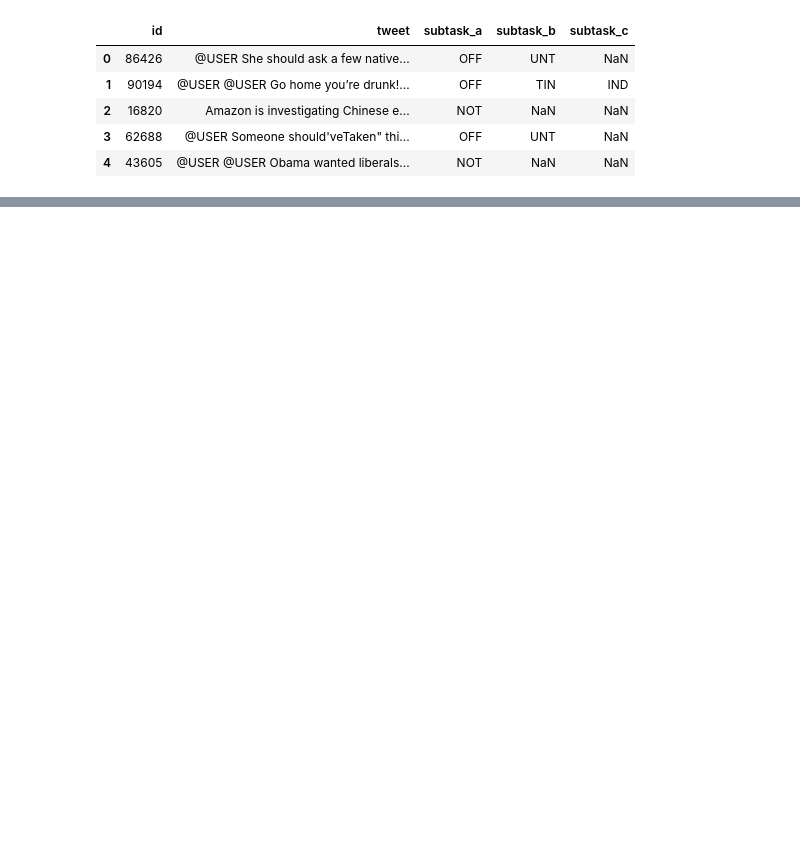
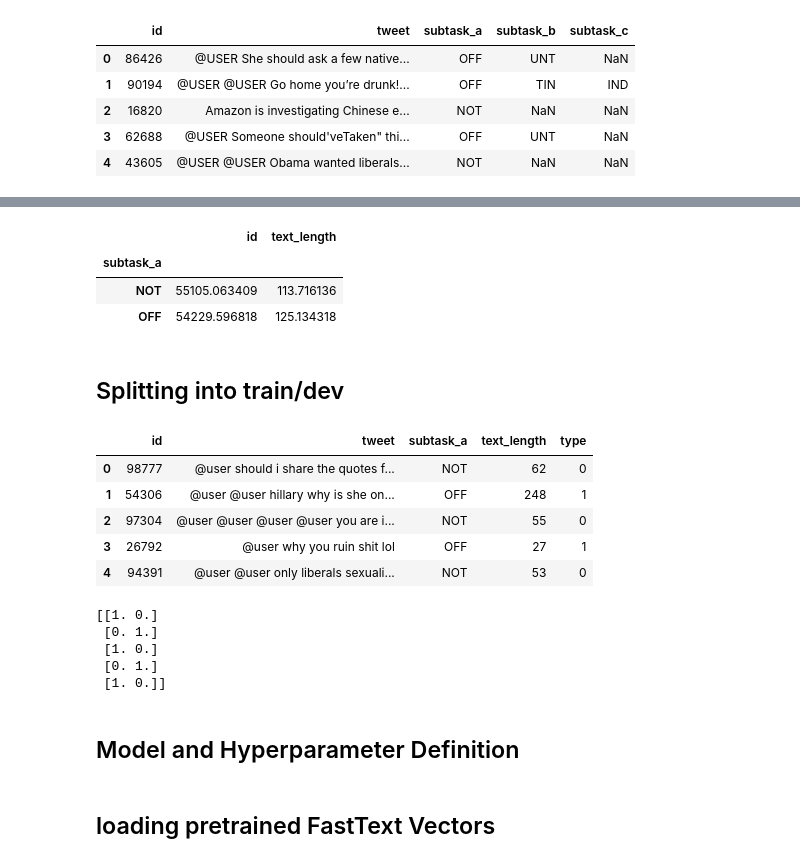
Before and after one commit to hmcgovern/offens-eval, a Jupyter notebook: main.ipynb, the cells around one changed output, grey strips where cells are left out. Saved outputs shown, nothing was run; the diff lists cells and outputs as text; code cells hidden in the pictures; blank space fills up the shorter version.

```diff
--- a/main.ipynb
+++ b/main.ipynb
@@ -306,0 +87,56 @@ sneaky = {'dumbass': 'dumb@$$',
+# %%
+# get length column for each text
+df['text_length'] = df.tweet.apply(len)
+
+# get average char length by  label types
+labels = df.groupby('subtask_a').mean()
+labels
+# %% [output]
+|  | id | text_length |
+| subtask_a |  |  |
+| NOT | 55105.063409 | 113.716136 |
+| OFF | 54229.596818 | 125.134318 |
+# %% [markdown]
+## Splitting into train/dev
+# %%
+df['type'] = df['subtask_a'].map({'OFF': 1, 'NOT':0})
+label = df.type.values
+
+# data['type'] = data['subtask_a'].map({'OFF': 1, 'NOT':0})
+# label = data.type.values
+
+# split into train/dev
+train, dev = sklearn.model_selection.train_test_split(df, test_size=0.1, random_state=0)
+dev = dev.reset_index(drop=True)
+train = train.reset_index(drop=True)
+
+train.head()
+# %% [output]
+|  | id | tweet | subtask_a | text_length | type |
+| 0 | 98777 | @user should i share the quotes f... | NOT | 62 | 0 |
+| 1 | 54306 | @user @user hillary why is she on... | OFF | 248 | 1 |
+| 2 | 97304 | @user @user @user @user you are i... | NOT | 55 | 0 |
+| 3 | 26792 | @user why you ruin shit lol | OFF | 27 | 1 |
+| 4 | 94391 | @user @user only liberals sexuali... | NOT | 53 | 0 |
+# %%
+from keras.utils import to_categorical
+
+lstm_train_seqs = train.tweet
+lstm_train_labs = train.type
+
+lstm_train_labs = to_categorical(train.type)
+
+lstm_dev_seqs = dev.tweet
+lstm_dev_labs = dev.type
+
+lstm_dev_labs = to_categorical(dev.type)
+
+print(lstm_train_labs[:5])
+# %% [output]
+[[1. 0.]
+ [0. 1.]
+ [1. 0.]
+ [0. 1.]
+ [1. 0.]]
+# %% [markdown]
+## Model and Hyperparameter Definition
@@ -306,0 +150,2 @@ sneaky = {'dumbass': 'dumb@$$',
+# %% [markdown]
+## loading pretrained FastText Vectors
```
Also changed, not shown: parts of 55 cells of this notebook, 2 other files.
